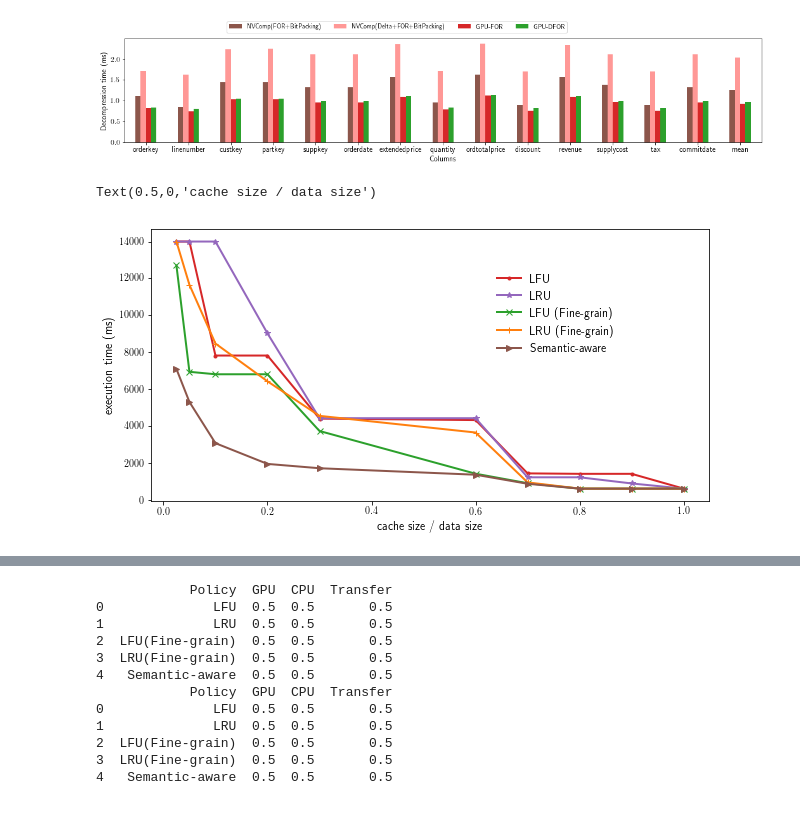
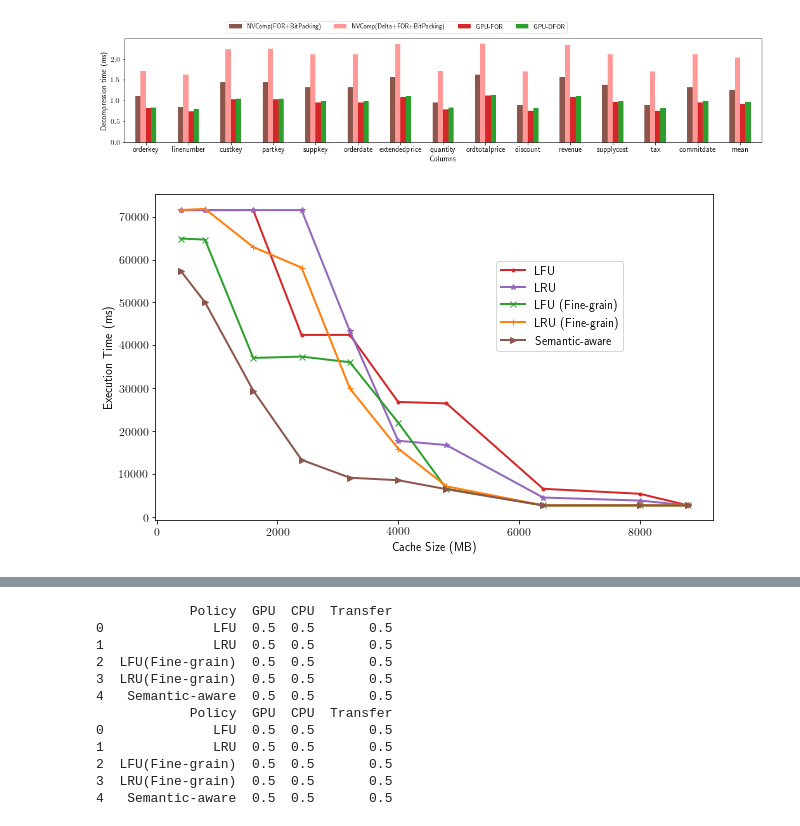
Before and after one commit to bwyogatama/Mordred-Deprecated, a Jupyter notebook: final.ipynb, the cells around one changed output, grey strips where cells are left out. Drawn from its saved outputs; the diff is of its cells as text; code cells hidden in the pictures.

```diff
--- a/final.ipynb
+++ b/final.ipynb
@@ -1302,28 +1302,38 @@ plt.savefig('nvcomp.pdf', bbox_inches='tight')
 # %%
 fig, ax = plt.subplots()
 
-lfu = [14000, 14000, 7824, 7824, 4408, 4328, 1440, 1416, 1416, 614]
-lru = [14000, 14000, 14000, 9024, 4430, 4430, 1228, 1228, 895, 614]
-lfuf = [12703, 6943, 6810, 6810, 3736, 1422, 907, 614, 614, 614]
-lruf = [14000, 11656, 8475, 6428, 4557, 3654, 952, 614, 614, 614]
-sem = [7098, 5309, 3077, 1953, 1719, 1368, 878, 614, 614, 614]
-# ratio = [0.1, 0.2, 0.3, 0.4, 0.5, 0.6, 0.7, 0.8, 0.9, 1.0]
-ratio = [0.025, 0.05, 0.1, 0.2, 0.4, 0.6, 0.8, 1.0]
+# lfu = [14000, 14000, 7824, 7824, 4408, 4328, 1440, 1416, 1416, 614]
+# lru = [14000, 14000, 14000, 9024, 4430, 4430, 1228, 1228, 895, 614]
+# lfuf = [12703, 6943, 6810, 6810, 3736, 1422, 907, 614, 614, 614]
+# lruf = [14000, 11656, 8475, 6428, 4557, 3654, 952, 614, 614, 614]
+# sem = [7098, 5309, 3077, 1953, 1719, 1368, 878, 614, 614, 614]
+# # ratio = [0.1, 0.2, 0.3, 0.4, 0.5, 0.6, 0.7, 0.8, 0.9, 1.0]
+# ratio = [0.025, 0.05, 0.1, 0.2, 0.4, 0.6, 0.8, 1.0]
+
+#total
+lfu = [71506, 71506, 71506, 42445, 42453, 26847, 26508, 6629, 5469, 2764]
+lru = [71506, 71506, 71506, 71506, 43325, 17805, 16805, 4594, 3889, 2764]
+lfuf = [64884, 64639, 37091, 37404, 36091, 22054, 6644, 2764, 2764, 2764]
+lruf = [71506, 71788, 62903, 58116, 29981, 15987, 7208, 2764, 2764, 2764]
+sem = [57336, 50072, 29503, 13367, 9205, 8629, 6529, 2764, 2764, 2764]
+ratio = [400, 800, 1600, 2400, 3200, 4000, 4800, 6400, 8000, 8800]
 
 ax.plot(ratio, lfu, '.-', color=tableau20[6], label='LFU', linewidth=2)
 ax.plot(ratio, lru, '*-', color=tableau20[8], label='LRU', linewidth=2)
 ax.plot(ratio, lfuf, 'x-', color=tableau20[4], label='LFU (Fine-grain)', linewidth=2)
 ax.plot(ratio, lruf, '+-', color=tableau20[2], label='LRU (Fine-grain)', linewidth=2)
 ax.plot(ratio, sem, '>-', color=tableau20[10], label='Semantic-aware', linewidth=2)
 
-plt.legend(fontsize=12, bbox_to_anchor=(0.6, 0.5), frameon=False, ncol=1)
+plt.legend(fontsize=12, bbox_to_anchor=(0.6, 0.5), frameon=True, ncol=1)
 plt.rcParams["figure.figsize"] = (10,5)
+plt.rcParams['font.size'] = 12.0
 
-ax.set_ylabel('execution time (ms)', fontsize=12)
-ax.set_xlabel('cache size / data size', fontsize=12)
+ax.set_ylabel('Execution Time (ms)', fontsize=12)
+ax.set_xlabel('Cache Size (MB)', fontsize=12)
+
+plt.savefig('original.pdf', bbox_inches='tight')
 # %% [output]
-Text(0.5,0,'cache size / data size')
-[figure, old version]
+[figure, new version]
 # %%
 fig, ax = plt.subplots()
 
```
Also changed, not shown: parts of 11 cells of this notebook, 30 other files.
